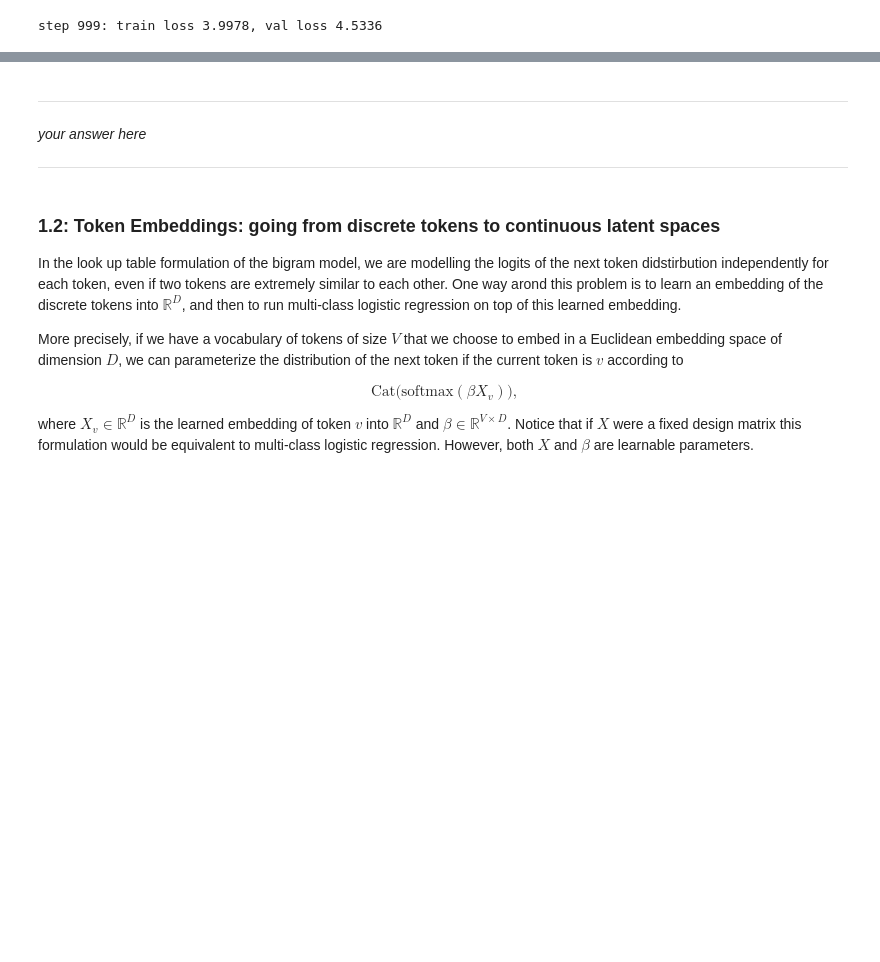
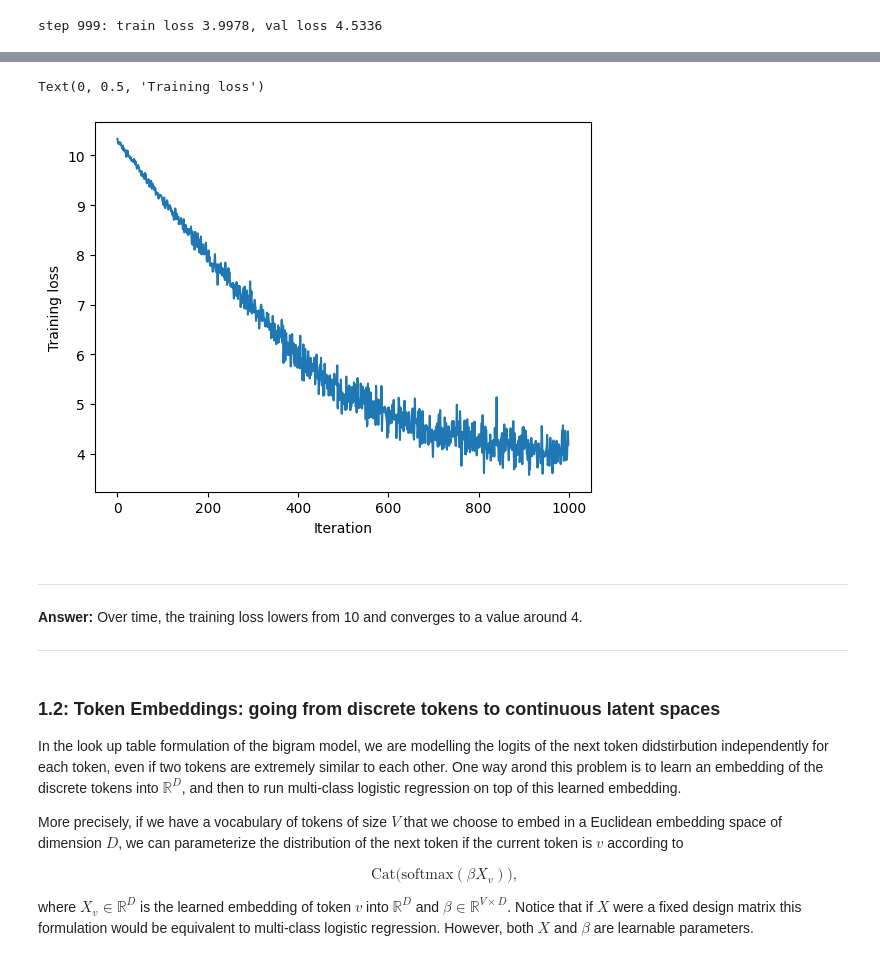
Before and after one commit to junzeye/stats305b_LLM, a Jupyter notebook: hw4.ipynb, the cells around one changed output, grey strips where cells are left out. Saved outputs shown, nothing was run; the diff lists cells and outputs as text; code cells hidden in the pictures; blank space fills up the shorter version.

```diff
--- a/hw4.ipynb
+++ b/hw4.ipynb
@@ -614,9 +591,17 @@ Sun Mar  3 09:50:40 2024
-# %% [markdown]
----
-
-_your answer here_
-
----
+# %%
+plt.plot(loss_list)
+plt.xlabel("Iteration")
+plt.ylabel("Training loss")
+plt.title("Per-token training loss")
+# %% [output]
+Text(0, 0.5, 'Training loss')
+[figure, added]
+# %% [markdown]
+---
+
+**Answer:** Over time, the training loss lowers from 10 and converges to a value around 4.
+
+---
 # %% [markdown]
 ### 1.2: Token Embeddings: going from discrete tokens to continuous latent spaces
 
```
Also changed, not shown: parts of 4 cells of this notebook.
